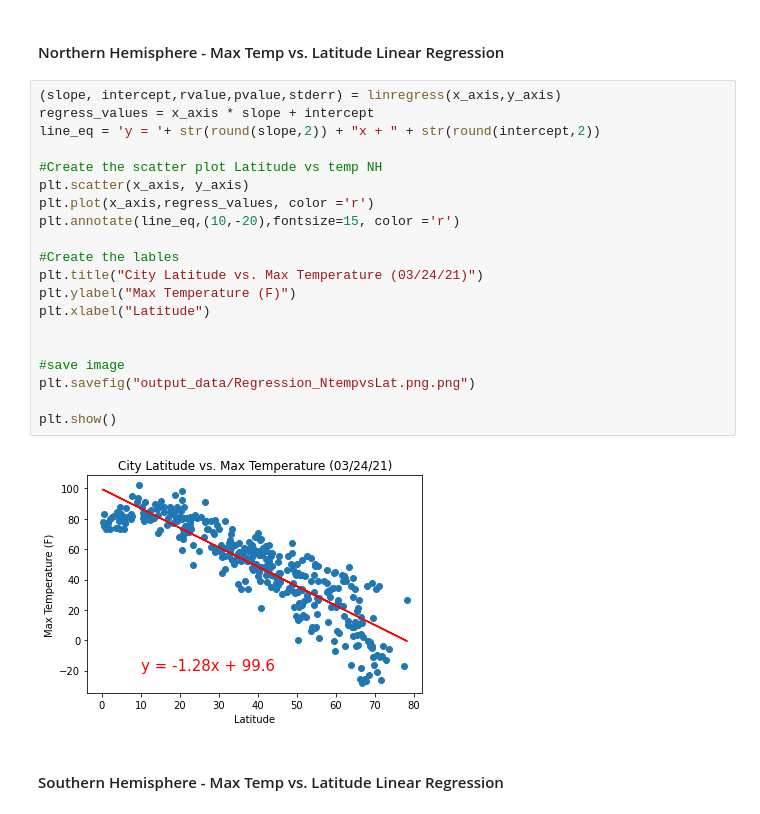
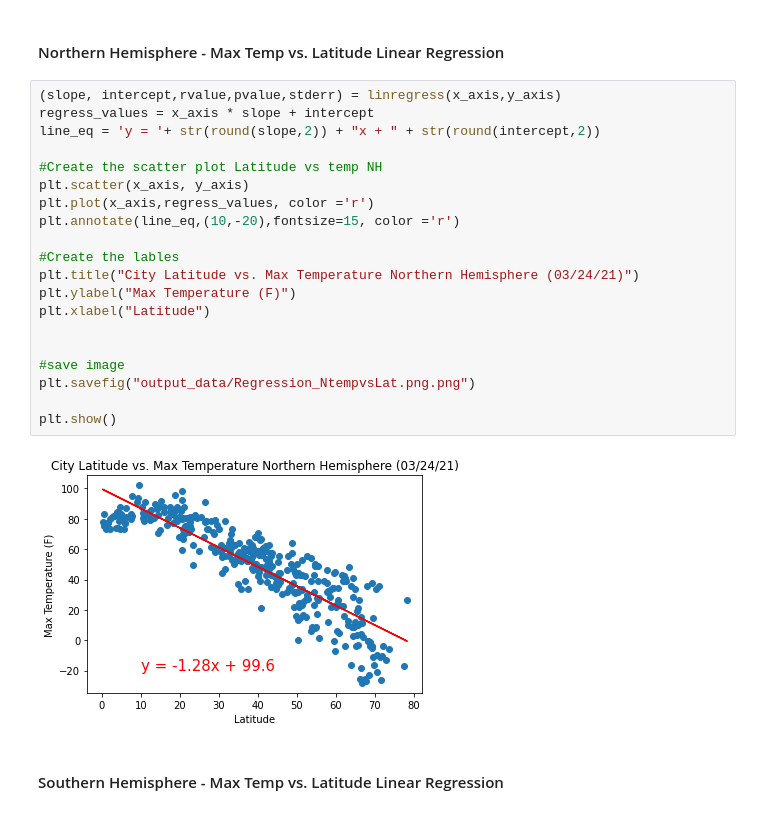
Before and after one commit to danielatuesta55/python-api-challenge, a Jupyter notebook: WeatherPy/WeatherPy-updated.ipynb, the cells around one changed output. Saved outputs shown, nothing was run; the diff lists cells and outputs as text.

Commit message:
N humidity vs lat chart

```diff
--- a/WeatherPy/WeatherPy-updated.ipynb
+++ b/WeatherPy/WeatherPy-updated.ipynb
@@ -323,24 +323,24 @@ plt.show()
 # %%
 (slope, intercept,rvalue,pvalue,stderr) = linregress(x_axis,y_axis)
 regress_values = x_axis * slope + intercept
 line_eq = 'y = '+ str(round(slope,2)) + "x + " + str(round(intercept,2))
 
 #Create the scatter plot Latitude vs temp NH
 plt.scatter(x_axis, y_axis)
 plt.plot(x_axis,regress_values, color ='r')
 plt.annotate(line_eq,(10,-20),fontsize=15, color ='r')
 
 #Create the lables
-plt.title("City Latitude vs. Max Temperature (03/24/21)")
+plt.title("City Latitude vs. Max Temperature Northern Hemisphere (03/24/21)")
 plt.ylabel("Max Temperature (F)")
 plt.xlabel("Latitude")
 
 
 #save image
 plt.savefig("output_data/Regression_NtempvsLat.png.png")
 
 plt.show()
 # %% [output]
-[figure, old version]
+[figure, new version]
 # %% [markdown]
 ####  Southern Hemisphere - Max Temp vs. Latitude Linear Regression
```
Also changed, not shown: parts of 3 cells of this notebook, 3 other files.
